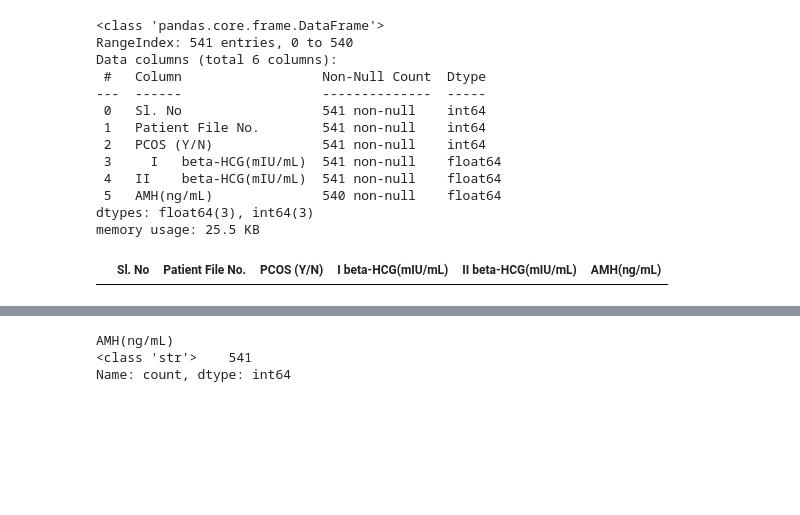
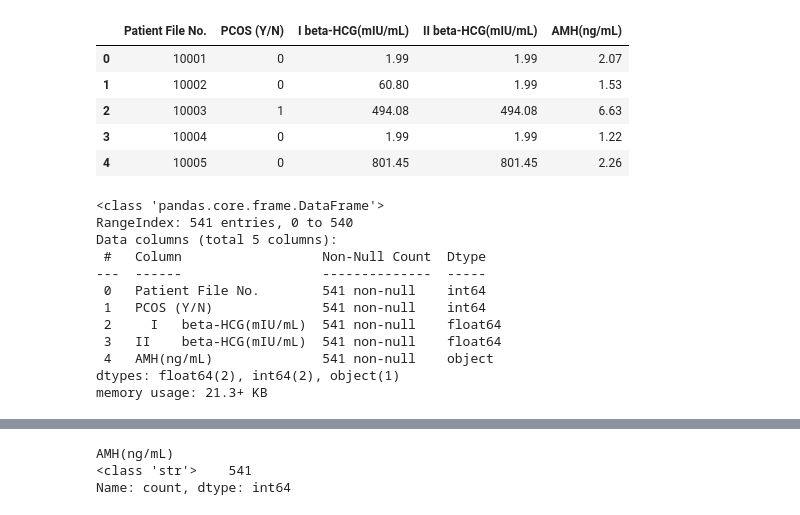
Before and after one commit to Parmida79/hera-care, a Jupyter notebook: notebooks/001.ipynb, the cells around one changed output, grey strips where cells are left out. Saved outputs shown, nothing was run; the diff lists cells and outputs as text; code cells hidden in the pictures; blank space fills up the shorter version.

```diff
--- a/notebooks/001.ipynb
+++ b/notebooks/001.ipynb
@@ -7,24 +4,27 @@ pcos_df = pd.read_csv('../data/raw/PCOS_infertility.csv')
-# %%
-# check dataframe
-pcos_df.info()
-# %% [output]
-<class 'pandas.core.frame.DataFrame'>
-RangeIndex: 541 entries, 0 to 540
-Data columns (total 6 columns):
- #   Column                  Non-Null Count  Dtype
----  ------                  --------------  -----
- 0   Sl. No                  541 non-null    int64
- 1   Patient File No.        541 non-null    int64
- 2   PCOS (Y/N)              541 non-null    int64
- 3     I   beta-HCG(mIU/mL)  541 non-null    float64
- 4   II    beta-HCG(mIU/mL)  541 non-null    float64
- 5   AMH(ng/mL)              540 non-null    float64
-dtypes: float64(3), int64(3)
-memory usage: 25.5 KB
-# %%
-# pcos_df.isna().any()[lambda x: x]
-bool_series = pd.isnull(pcos_df["AMH(ng/mL)"])
-missing_data = pcos_df[bool_series]
-missing_data
-# %% [output]
-|  | Sl. No | Patient File No. | PCOS (Y/N) | I beta-HCG(mIU/mL) | II beta-HCG(mIU/mL) | AMH(ng/mL) |
+# %%
+# infertile Women who have PCOS
+infertile_df = pd.read_csv("../data/raw/raw_PCOS_infertility.csv")
+infertile_df = infertile_df.drop('Sl. No', axis=1)
+infertile_df.head()
+# %% [output]
+|  | Patient File No. | PCOS (Y/N) | I beta-HCG(mIU/mL) | II beta-HCG(mIU/mL) | AMH(ng/mL) |
+| 0 | 10001 | 0 | 1.99 | 1.99 | 2.07 |
+| 1 | 10002 | 0 | 60.80 | 1.99 | 1.53 |
+| 2 | 10003 | 1 | 494.08 | 494.08 | 6.63 |
+| 3 | 10004 | 0 | 1.99 | 1.99 | 1.22 |
+| 4 | 10005 | 0 | 801.45 | 801.45 | 2.26 |
+# %%
+infertile_df.info()
+# %% [output]
+<class 'pandas.core.frame.DataFrame'>
+RangeIndex: 541 entries, 0 to 540
+Data columns (total 5 columns):
+ #   Column                  Non-Null Count  Dtype
+---  ------                  --------------  -----
+ 0   Patient File No.        541 non-null    int64
+ 1   PCOS (Y/N)              541 non-null    int64
+ 2     I   beta-HCG(mIU/mL)  541 non-null    float64
+ 3   II    beta-HCG(mIU/mL)  541 non-null    float64
+ 4   AMH(ng/mL)              541 non-null    object
+dtypes: float64(2), int64(2), object(1)
+memory usage: 21.3+ KB
```
Also changed, not shown: parts of 26 cells of this notebook, 8 other files.
